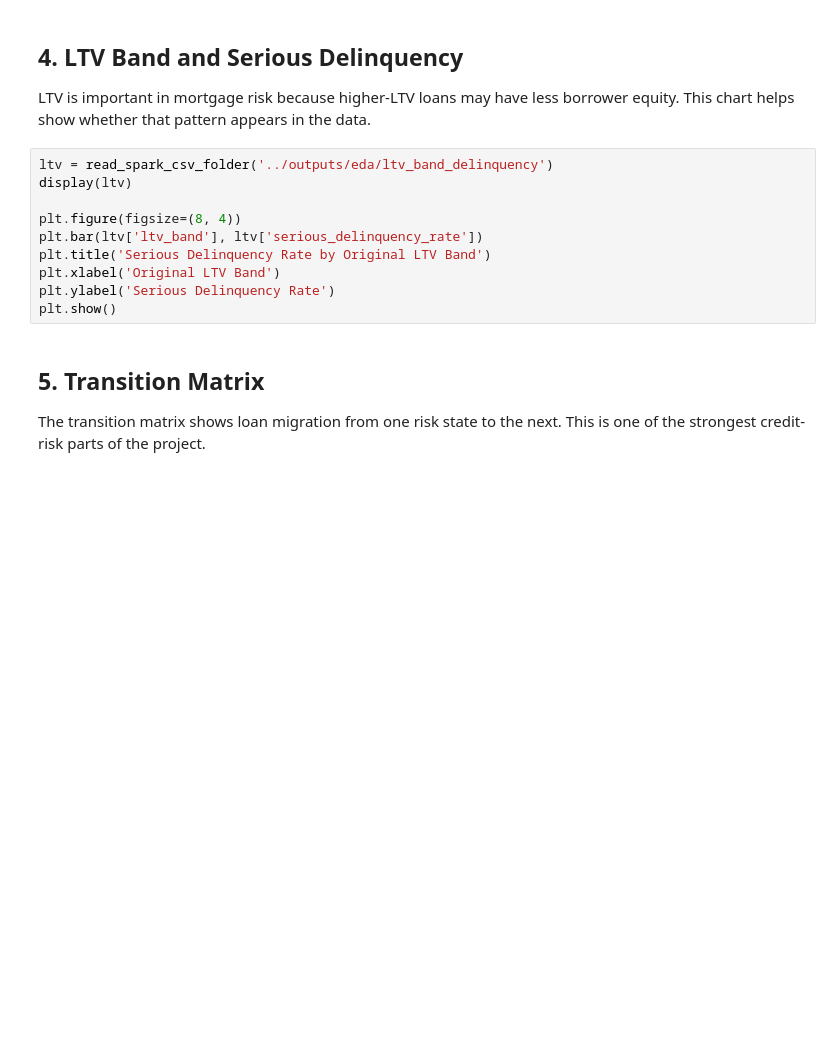
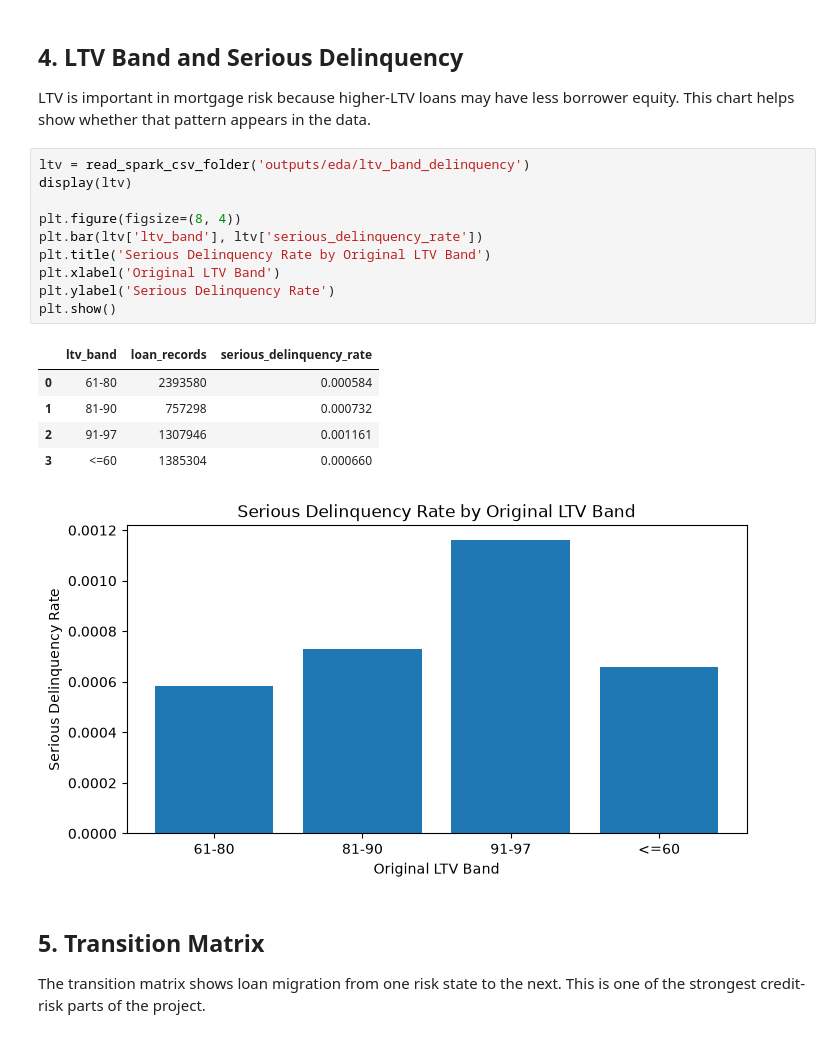
Before and after one commit to camoako119/credit_stress_testing, a Jupyter notebook: notebooks/exploratory_analysis.ipynb, the cells around one changed output. Drawn from its saved outputs; the diff is of its cells as text; blank space fills up the shorter version.

```diff
--- a/notebooks/exploratory_analysis.ipynb
+++ b/notebooks/exploratory_analysis.ipynb
@@ -159,15 +238,22 @@ plt.show()
 
 LTV is important in mortgage risk because higher-LTV loans may have less borrower equity. This chart helps show whether that pattern appears in the data.
 # %%
-ltv = read_spark_csv_folder('../outputs/eda/ltv_band_delinquency')
+ltv = read_spark_csv_folder('outputs/eda/ltv_band_delinquency')
 display(ltv)
 
 plt.figure(figsize=(8, 4))
 plt.bar(ltv['ltv_band'], ltv['serious_delinquency_rate'])
 plt.title('Serious Delinquency Rate by Original LTV Band')
 plt.xlabel('Original LTV Band')
 plt.ylabel('Serious Delinquency Rate')
 plt.show()
+# %% [output]
+|  | ltv_band | loan_records | serious_delinquency_rate |
+| 0 | 61-80 | 2393580 | 0.000584 |
+| 1 | 81-90 | 757298 | 0.000732 |
+| 2 | 91-97 | 1307946 | 0.001161 |
+| 3 | <=60 | 1385304 | 0.000660 |
+[figure, added]
 # %% [markdown]
 ## 5. Transition Matrix
 
```
Also changed, not shown: parts of 9 cells of this notebook.
